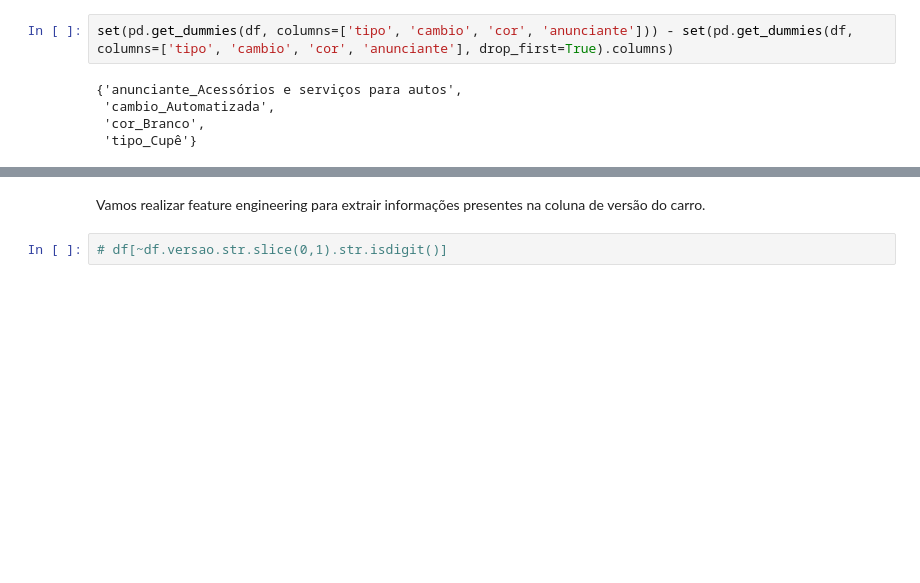
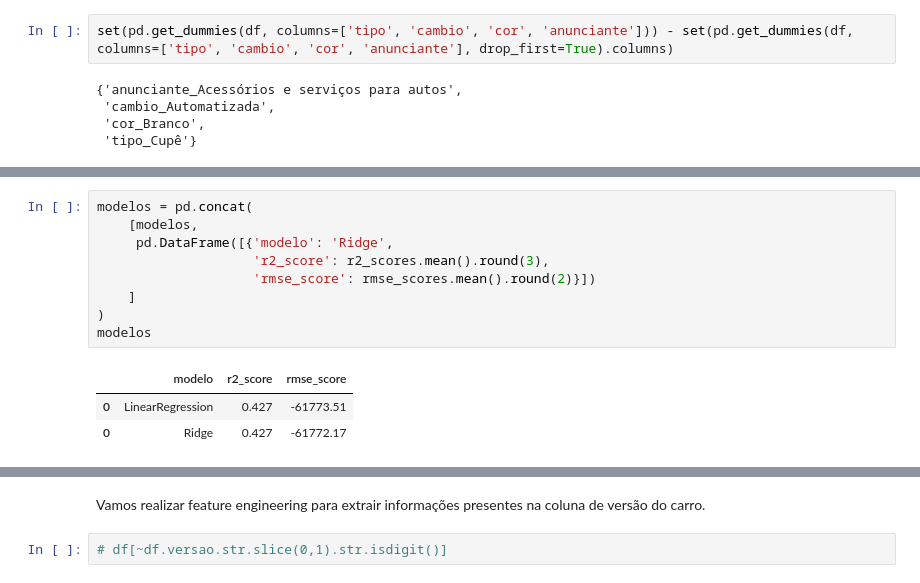
Before and after one commit to renatoinomata/indicium-data-science, a Jupyter notebook: machine_learning.ipynb, the cells around one changed output, grey strips where cells are left out. Cells and saved outputs as stored; diff of their text form; blank space fills up the shorter version.

```diff
--- a/machine_learning.ipynb
+++ b/machine_learning.ipynb
@@ -142,3 +189,16 @@ plt.show()
+# %%
+modelos = pd.concat(
+    [modelos,
+     pd.DataFrame([{'modelo': 'Ridge',
+                    'r2_score': r2_scores.mean().round(3),
+                    'rmse_score': rmse_scores.mean().round(2)}])
+    ]
+)
+modelos
+# %% [output]
+|  | modelo | r2_score | rmse_score |
+| 0 | LinearRegression | 0.427 | -61773.51 |
+| 0 | Ridge | 0.427 | -61772.17 |
 # %%
 df3 = pd.get_dummies(df, columns=['tipo', 'cambio', 'cor', 'anunciante'], drop_first=True)
 df3['marca'] = df3['marca'].astype('category').cat.codes
```
Also changed, not shown: parts of 41 cells of this notebook.
